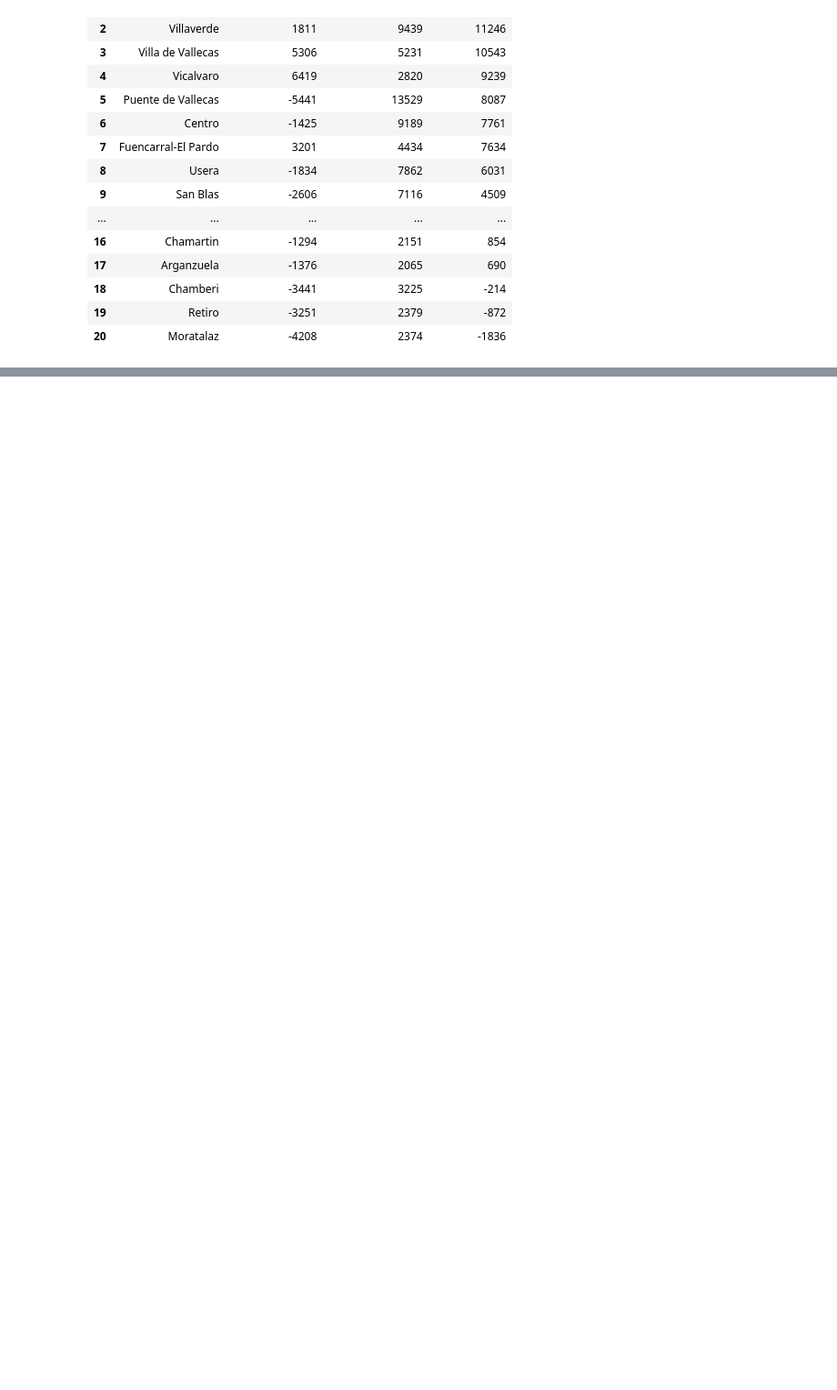
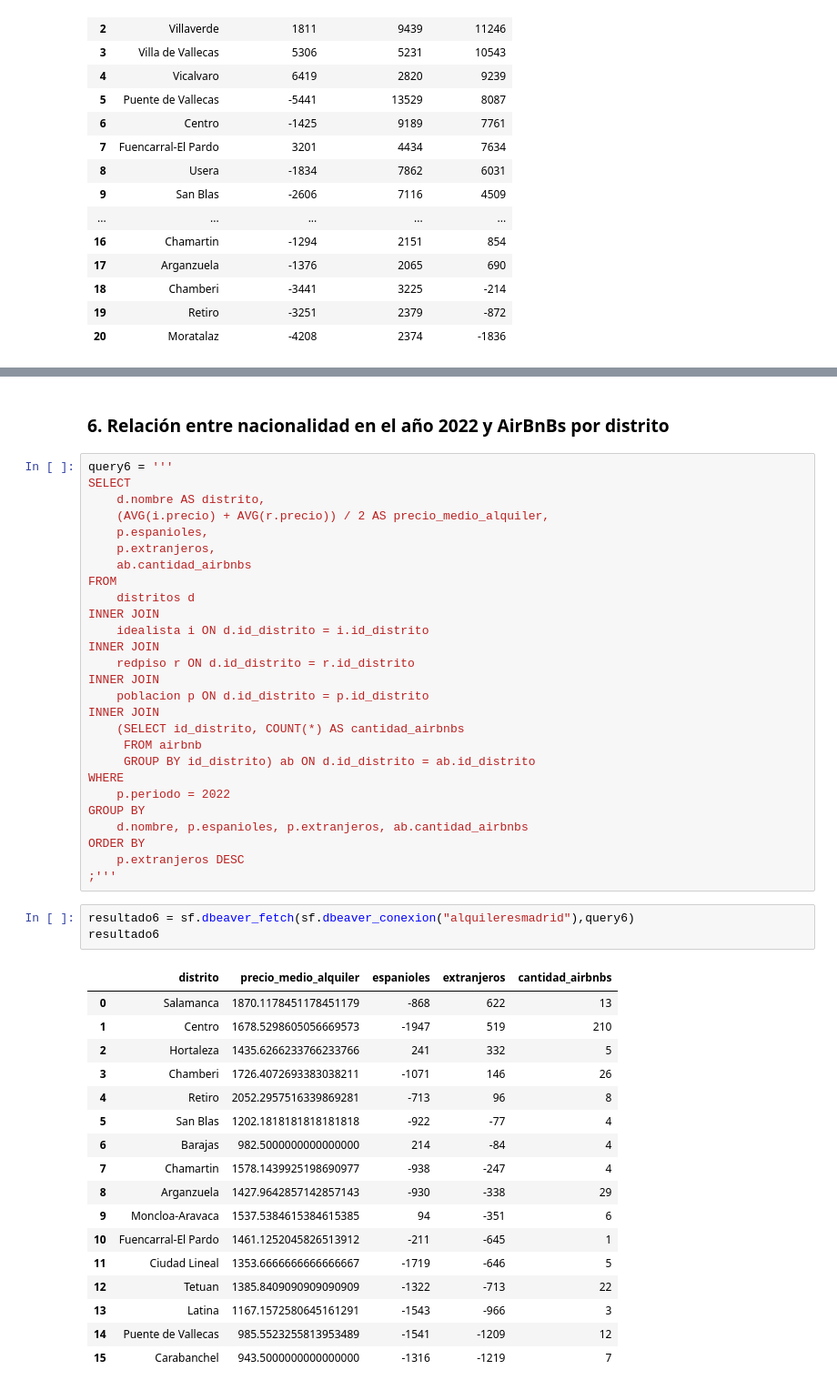
Before and after one commit to davfranco1/Proyecto5-ProyectoLibre-PreciosAlquileresMadrid, a Jupyter notebook: notebooks/3_QueriesVisualizaciónAnálisis.ipynb, the cells around one changed output, grey strips where cells are left out. Shown at 91% size. Saved outputs shown, nothing was run; the diff lists cells and outputs as text; blank space fills up the shorter version.

```diff
--- a/notebooks/3_QueriesVisualizaciónAnálisis.ipynb
+++ b/notebooks/3_QueriesVisualizaciónAnálisis.ipynb
@@ -190,0 +314,50 @@ resultado5
+# %% [markdown]
+### 6. Relación entre nacionalidad en el año 2022 y AirBnBs por distrito
+# %%
+query6 = '''
+SELECT
+    d.nombre AS distrito,
+    (AVG(i.precio) + AVG(r.precio)) / 2 AS precio_medio_alquiler,
+    p.espanioles,
+    p.extranjeros,
+    ab.cantidad_airbnbs
+FROM
+    distritos d
+INNER JOIN
+    idealista i ON d.id_distrito = i.id_distrito
+INNER JOIN
+    redpiso r ON d.id_distrito = r.id_distrito
+INNER JOIN
+    poblacion p ON d.id_distrito = p.id_distrito
+INNER JOIN
+    (SELECT id_distrito, COUNT(*) AS cantidad_airbnbs
+     FROM airbnb
+     GROUP BY id_distrito) ab ON d.id_distrito = ab.id_distrito
+WHERE
+    p.periodo = 2022
+GROUP BY
+    d.nombre, p.espanioles, p.extranjeros, ab.cantidad_airbnbs
+ORDER BY
+    p.extranjeros DESC
+;'''
+# %%
+resultado6 = sf.dbeaver_fetch(sf.dbeaver_conexion("alquileresmadrid"),query6)
+resultado6
+# %% [output]
+|  | distrito | precio_medio_alquiler | espanioles | extranjeros | cantidad_airbnbs |
+| 0 | Salamanca | 1870.1178451178451179 | -868 | 622 | 13 |
+| 1 | Centro | 1678.5298605056669573 | -1947 | 519 | 210 |
+| 2 | Hortaleza | 1435.6266233766233766 | 241 | 332 | 5 |
+| 3 | Chamberi | 1726.4072693383038211 | -1071 | 146 | 26 |
+| 4 | Retiro | 2052.2957516339869281 | -713 | 96 | 8 |
+| 5 | San Blas | 1202.1818181818181818 | -922 | -77 | 4 |
+| 6 | Barajas | 982.5000000000000000 | 214 | -84 | 4 |
+| 7 | Chamartin | 1578.1439925198690977 | -938 | -247 | 4 |
+| 8 | Arganzuela | 1427.9642857142857143 | -930 | -338 | 29 |
+| 9 | Moncloa-Aravaca | 1537.5384615384615385 | 94 | -351 | 6 |
+| 10 | Fuencarral-El Pardo | 1461.1252045826513912 | -211 | -645 | 1 |
+| 11 | Ciudad Lineal | 1353.6666666666666667 | -1719 | -646 | 5 |
+| 12 | Tetuan | 1385.8409090909090909 | -1322 | -713 | 22 |
+| 13 | Latina | 1167.1572580645161291 | -1543 | -966 | 3 |
+| 14 | Puente de Vallecas | 985.5523255813953489 | -1541 | -1209 | 12 |
+| 15 | Carabanchel | 943.5000000000000000 | -1316 | -1219 | 7 |
```
Also changed, not shown: parts of 21 cells of this notebook.
